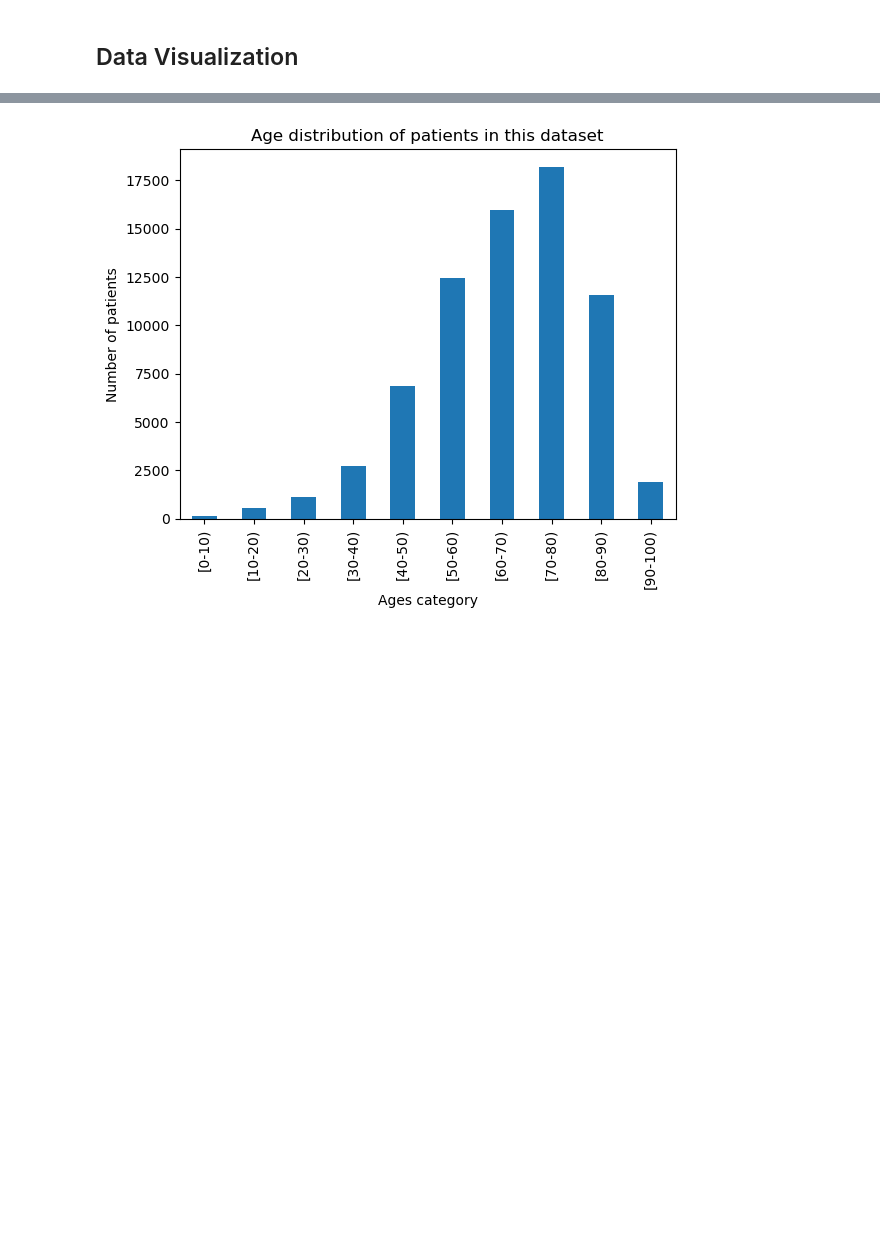
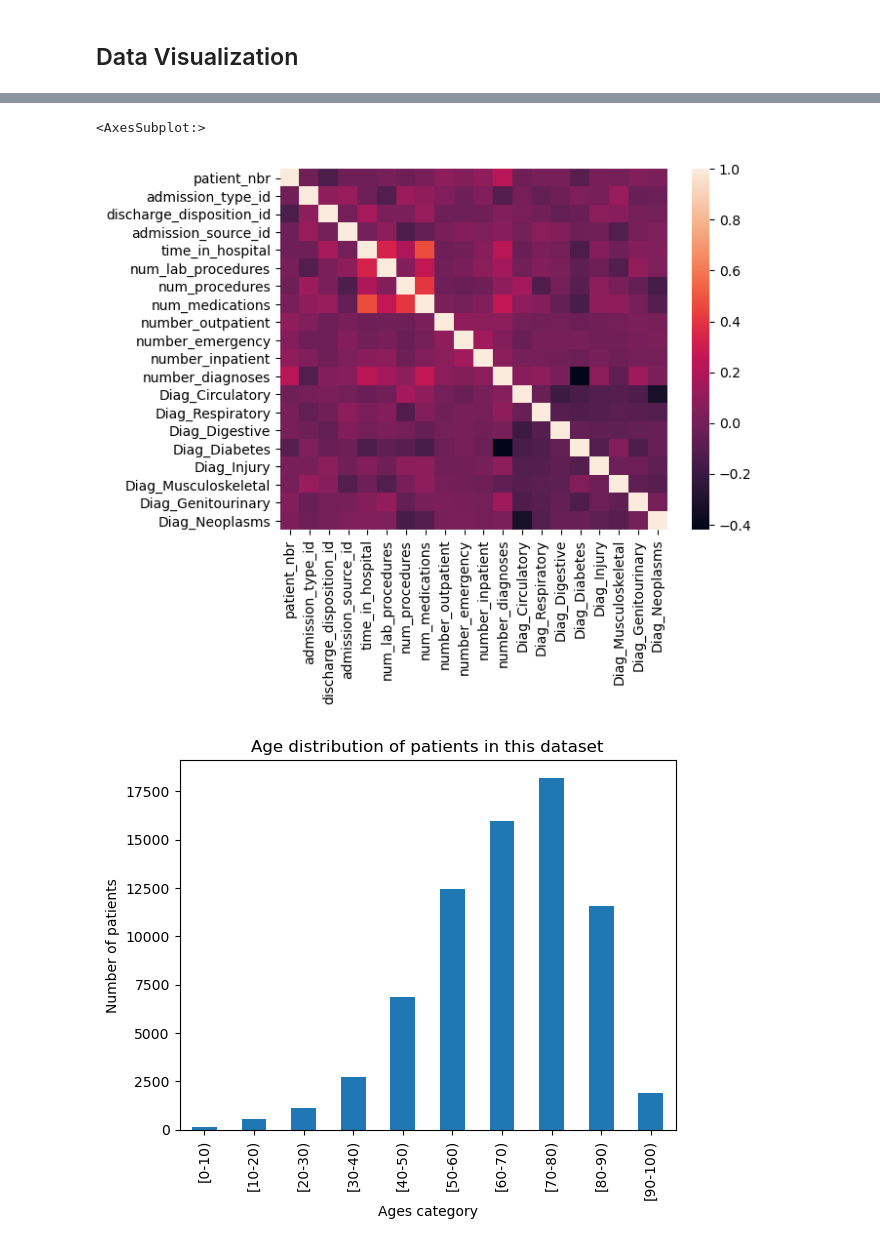
Before and after one commit to chlotmpo/python_data_analysis, a Jupyter notebook: diabetes_analysis.ipynb, the cells around one changed output, grey strips where cells are left out. Saved outputs shown, nothing was run; the diff lists cells and outputs as text; code cells hidden in the pictures; blank space fills up the shorter version.

```diff
--- a/diabetes_analysis.ipynb
+++ b/diabetes_analysis.ipynb
@@ -140,3 +233,8 @@ Name: diag_1, Length: 71518, dtype: object
+# %%
+sns.heatmap(diabetes_df.corr())
+# %% [output]
+<AxesSubplot:>
+[figure, added]
 # %%
 diabetes_df.groupby('age').size().plot(kind='bar')
 plt.title('Age distribution of patients in this dataset')
```
Also changed, not shown: parts of 14 cells of this notebook, 3 other files.
